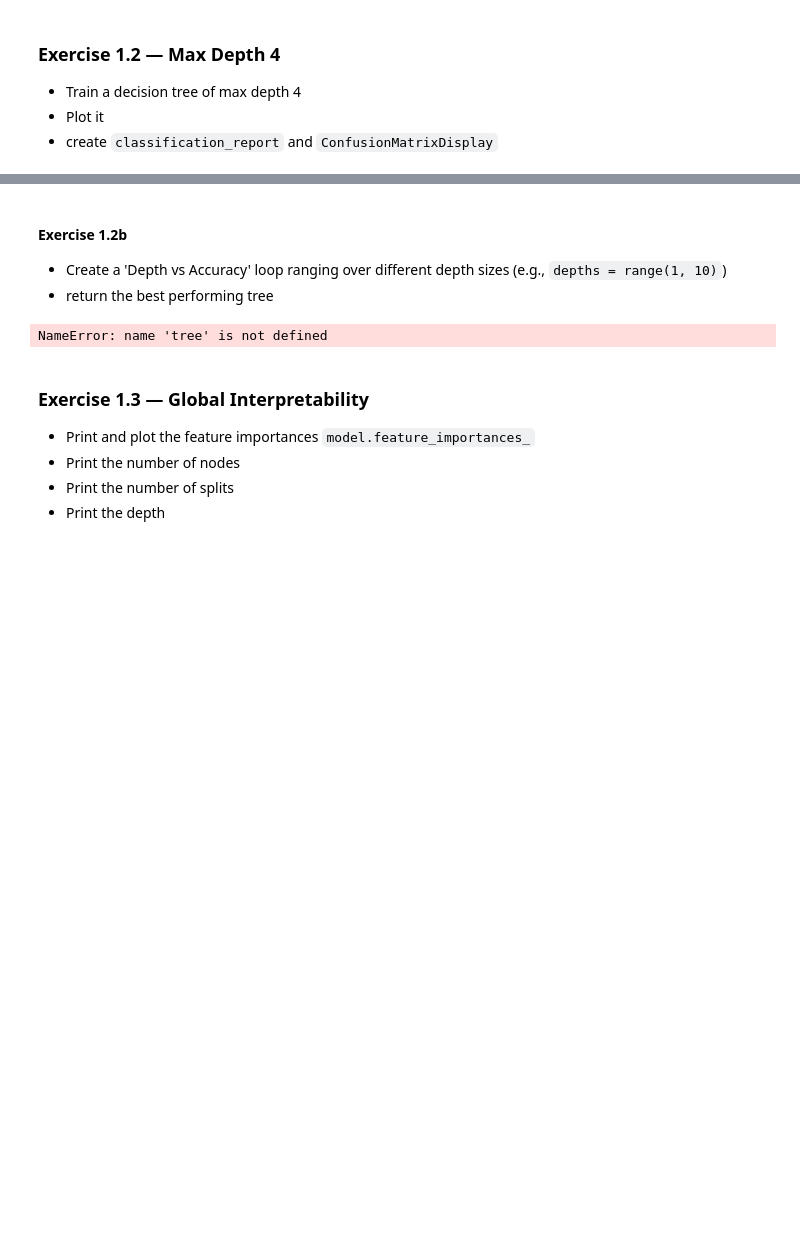
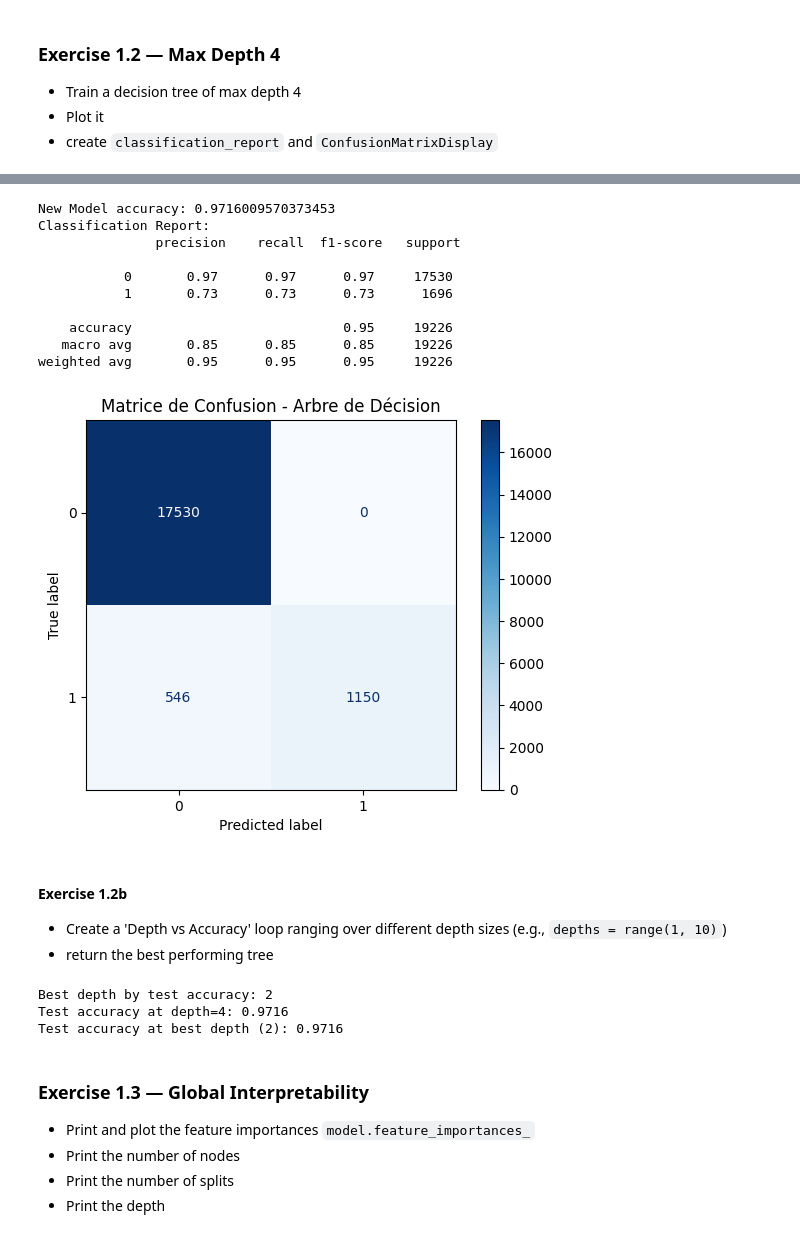
Before and after one commit to Arthvrr/Explanaible-AI-Labs, a Jupyter notebook: Lab01_Interpretable_by_Design.ipynb, the cells around one changed output, grey strips where cells are left out. Drawn from its saved outputs; the diff is of its cells as text; code cells hidden in the pictures; blank space fills up the shorter version.

```diff
--- a/Lab01_Interpretable_by_Design.ipynb
+++ b/Lab01_Interpretable_by_Design.ipynb
@@ -348,3 +376,29 @@ Model accuracy:  95.07957973577447
+# %%
+new_y_pred = new_model.predict(X_test)
+print("New Model accuracy:",(metrics.accuracy_score(y_test, new_y_pred)))
+print("Classification Report:\n", classification_report(y_test, y_pred))
+
+disp = ConfusionMatrixDisplay.from_estimator(
+    new_model,
+    X_test,
+    y_test,
+    cmap=plt.cm.Blues
+)
+
+plt.title("Matrice de Confusion - Arbre de Décision")
+plt.show()
+# %% [output]
+New Model accuracy: 0.9716009570373453
+Classification Report:
+               precision    recall  f1-score   support
+
+           0       0.97      0.97      0.97     17530
+           1       0.73      0.73      0.73      1696
+
+    accuracy                           0.95     19226
+   macro avg       0.85      0.85      0.85     19226
+weighted avg       0.95      0.95      0.95     19226
+[figure, added]
 # %% [markdown]
 #### Exercise 1.2b
 
@@ -359,14 +413,25 @@ depths = range(1, 10)
 train_accs, test_accs = [], []
 
 #### START CODE HERE ####
+for d in depths: #on teste toutes les profondeurs de 1 à 10
+
+    dtc = DecisionTreeClassifier(max_depth=d,random_state=42)
+    dtc.fit(X_train,y_train)
+    train_accs.append(dtc.score(X_train,y_train))
+    test_accs.append(dtc.score(X_test,y_test))
+
+
+
 #### END CODE HERE ####
 
 best_test_depth = depths[np.argmax(test_accs)]
 print(f"Best depth by test accuracy: {best_test_depth}")
-#print(f"Test accuracy at depth=4: {test_accs[3]:.4f}")
+print(f"Test accuracy at depth=4: {test_accs[3]:.4f}")
 print(f"Test accuracy at best depth ({best_test_depth}): {max(test_accs):.4f}")
 # %% [output]
-NameError: name 'tree' is not defined
+Best depth by test accuracy: 2
+Test accuracy at depth=4: 0.9716
+Test accuracy at best depth (2): 0.9716
 # %% [markdown]
 ### Exercise 1.3 — Global Interpretability
 
```
Also changed, not shown: parts of 17 cells of this notebook, 1 other file.
